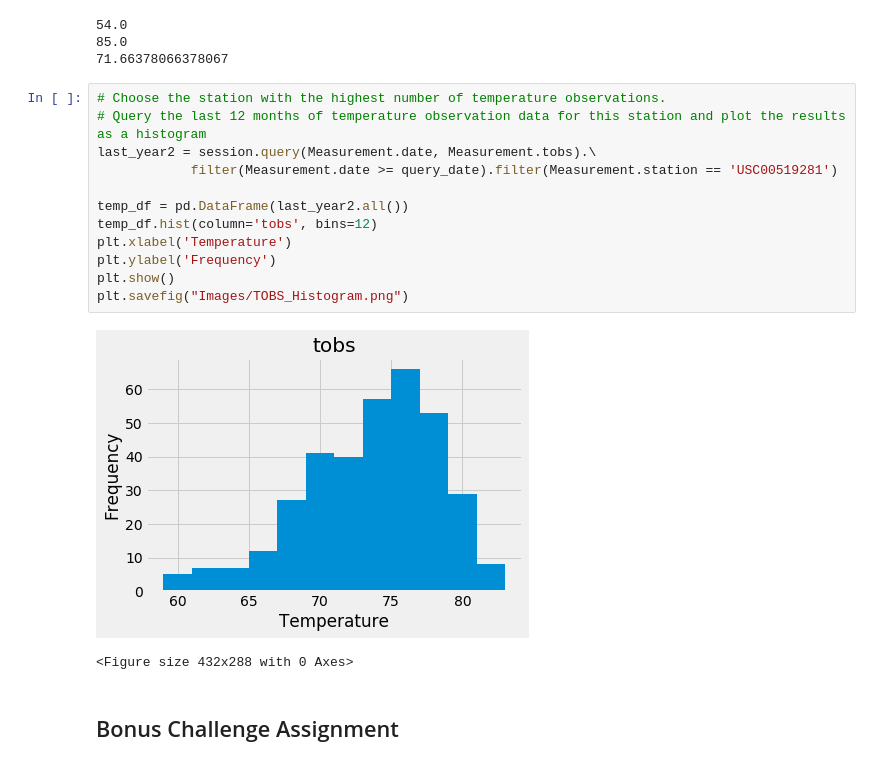
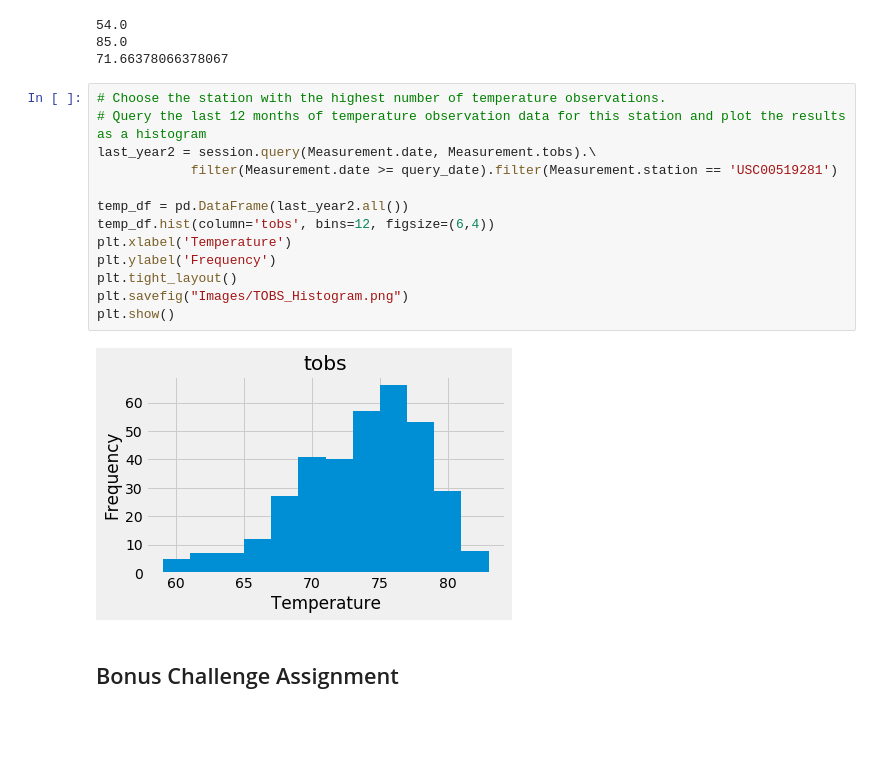
Before and after one commit to jnugent13/sqlalchemy-challenge, a Jupyter notebook: climate_starter.ipynb, the cells around one changed output. Cells and saved outputs as stored; diff of their text form; blank space fills up the shorter version.

```diff
--- a/climate_starter.ipynb
+++ b/climate_starter.ipynb
@@ -123,18 +120,18 @@ print(average_temp)
 # %%
 # Choose the station with the highest number of temperature observations.
 # Query the last 12 months of temperature observation data for this station and plot the results as a histogram
 last_year2 = session.query(Measurement.date, Measurement.tobs).\
             filter(Measurement.date >= query_date).filter(Measurement.station == 'USC00519281')
 
 temp_df = pd.DataFrame(last_year2.all())
-temp_df.hist(column='tobs', bins=12)
+temp_df.hist(column='tobs', bins=12, figsize=(6,4))
 plt.xlabel('Temperature')
 plt.ylabel('Frequency')
+plt.tight_layout()
+plt.savefig("Images/TOBS_Histogram.png")
 plt.show()
-plt.savefig("Images/TOBS_Histogram.png")
 # %% [output]
-[figure, old version]
+[figure, new version]
-<Figure size 432x288 with 0 Axes>
 # %% [markdown]
 ## Bonus Challenge Assignment
 # %%
```
Also changed, not shown: parts of 4 cells of this notebook.
